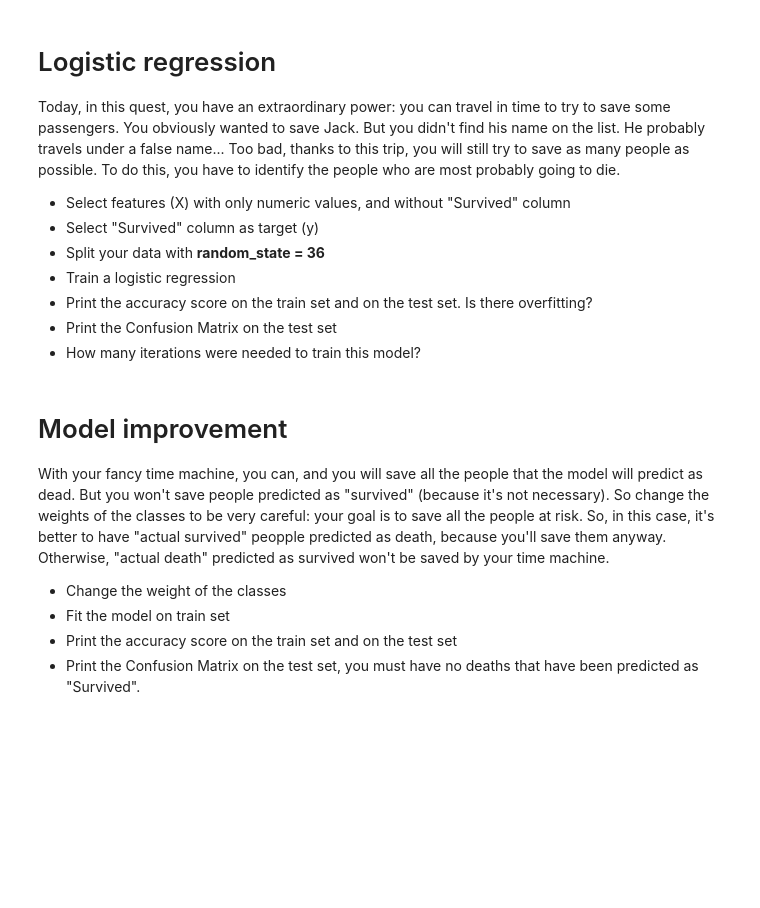
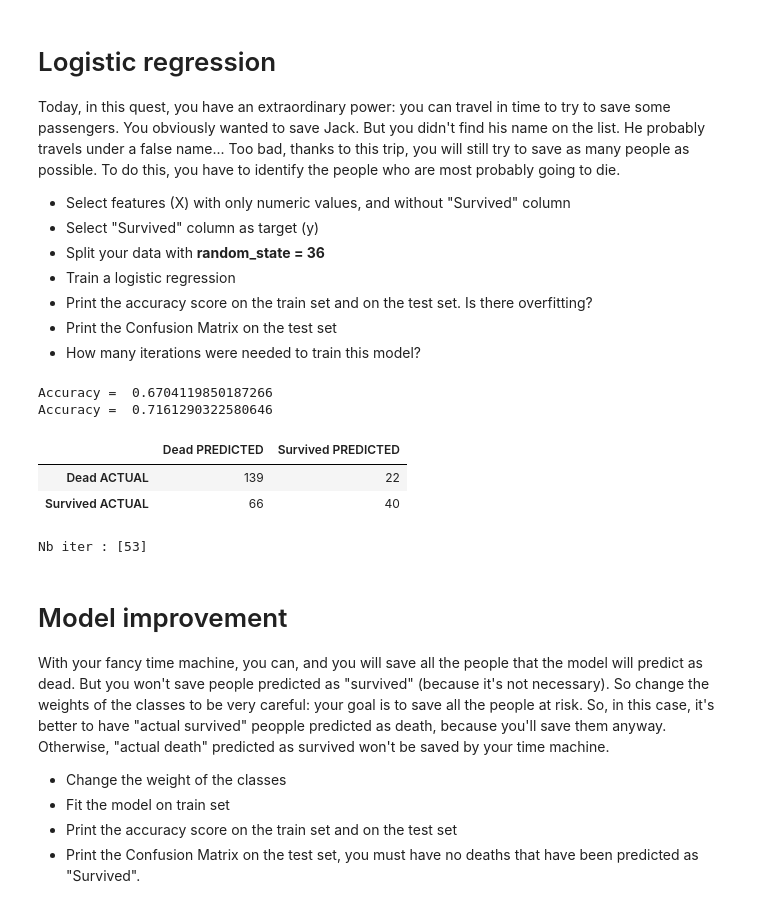
Before and after one commit to Lit3C/machine-learning, a Jupyter notebook: [2.3ML]Classifications_Logistic-Regression.ipynb, the cells around one changed output. Cells and saved outputs as stored; diff of their text form; code cells hidden in the pictures; blank space fills up the shorter version.

```diff
--- a/[2.3ML]Classifications_Logistic-Regression.ipynb
+++ b/[2.3ML]Classifications_Logistic-Regression.ipynb
@@ -88,3 +86,34 @@ Too bad, thanks to this trip, you will still try to save as many people as possi
+# %%
+# It's up to you:
+X = df_titanic[['Age', 'Fare', 'Pclass', 'Siblings/Spouses Aboard', 'Parents/Children Aboard']]
+y = df_titanic['Survived']
+
+from sklearn.model_selection import train_test_split
+from sklearn.linear_model import LogisticRegression
+from sklearn.metrics import accuracy_score
+
+X_train, X_test, y_train, y_test = train_test_split(X, y, test_size=0.3, random_state=36)
+model = LogisticRegression()
+model.fit(X_train, y_train)
+
+print("Accuracy = ", accuracy_score(y_test, model.predict(X_test)))
+print("Accuracy = ", accuracy_score(y_train, model.predict(X_train)))
+
+from sklearn.metrics import confusion_matrix
+conf_mat = pd.DataFrame(confusion_matrix(y_test, model.predict(X_test)),
+             index = model.classes_ + " ACTUAL",
+             columns = model.classes_ + " PREDICTED")
+
+display(conf_mat)
+
+print(f"Nb iter : {model.n_iter_}")
+# %% [output]
+Accuracy =  0.6704119850187266
+Accuracy =  0.7161290322580646
+|  | Dead PREDICTED | Survived PREDICTED |
+| Dead ACTUAL | 139 | 22 |
+| Survived ACTUAL | 66 | 40 |
+Nb iter : [53]
 # %% [markdown]
 # Model improvement
 
```
Also changed, not shown: parts of 3 cells of this notebook.
